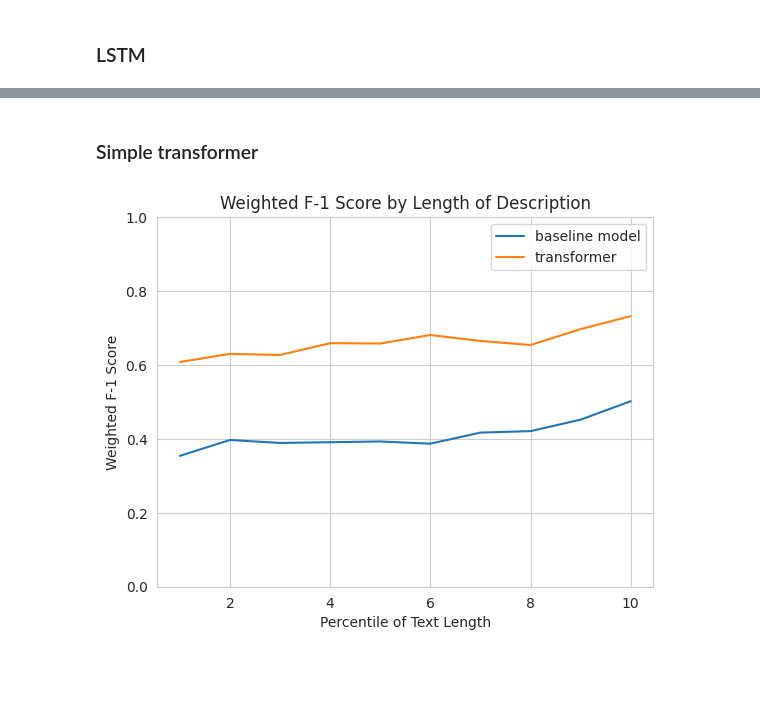
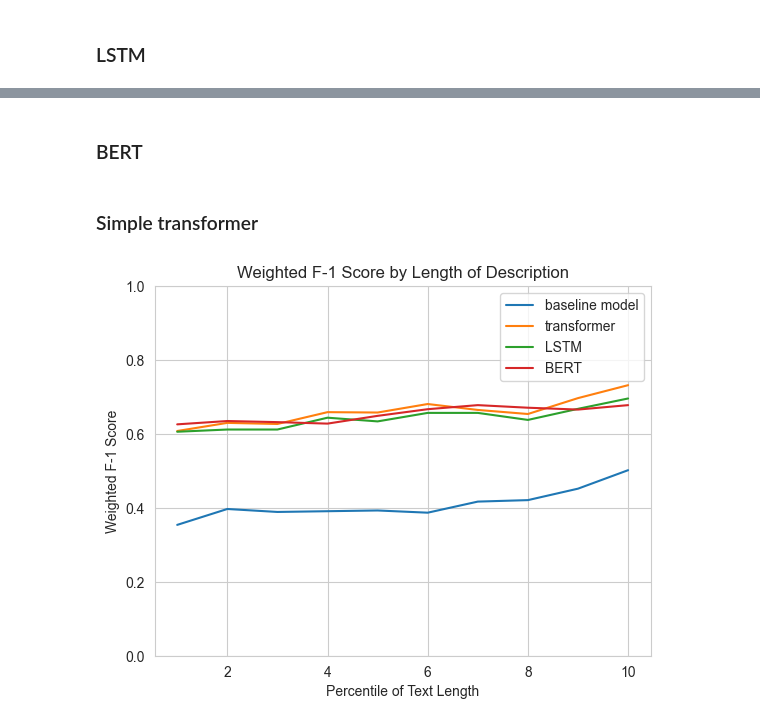
Before and after one commit to dominikwielath/Advanced_NLP_Project, a Jupyter notebook: final-advanced.ipynb, the cells around one changed output, grey strips where cells are left out. Drawn from its saved outputs; the diff is of its cells as text; code cells hidden in the pictures; blank space fills up the shorter version.

```diff
--- a/final-advanced.ipynb
+++ b/final-advanced.ipynb
@@ -520,7 +688,9 @@ So, with awareness of the potential downsides, we use the wighted F-1 score but
 ## Confusion Matrices
 # %%
 # Load Test DF with all predictions
-df_test = pd.read_csv('/run/media/davovapo/hdd1-dvp/DSMMaster/advanced-nlp/project/Advanced_NLP_Project/test_predictions.csv')
+df_test = pd.read_csv("C:/Users/nikit/NLP_BERT/Advanced_NLP_Project/test_predictions_with_bert.csv")
+df_test_tr = pd.read_csv("C:/Users/nikit/WHATFINAL/Advanced_NLP_Project/test_predictions_trans.csv")
+df_test['transformer_prediction'] = df_test_tr['transformer_prediction']
 cat_mapper = {0:'action', 1:'comedy', 2:'drama', 3:'horror', 4:'sci-fi', 5:'thriller', 6:'western'}
 df_test['gru_prediction'] = df_test['gru_prediction'].map(cat_mapper)
 df_test['lstm_prediction'] = df_test['lstm_prediction'].map(cat_mapper)
@@ -814,3 +967,17 @@ plt.show()
+# %% [markdown]
+### BERT
+# %%
+br11 = round(f1_score(lendf1['genre'], lendf1['bert_prediction'], average="weighted"),3)
+br12 = round(f1_score(lendf2['genre'], lendf2['bert_prediction'], average="weighted"),3)
+br13 = round(f1_score(lendf3['genre'], lendf3['bert_prediction'], average="weighted"),3)
+br14 = round(f1_score(lendf4['genre'], lendf4['bert_prediction'], average="weighted"),3)
+br15 = round(f1_score(lendf5['genre'], lendf5['bert_prediction'], average="weighted"),3)
+br16 = round(f1_score(lendf6['genre'], lendf6['bert_prediction'], average="weighted"),3)
+br17 = round(f1_score(lendf7['genre'], lendf7['bert_prediction'], average="weighted"),3)
+br18 = round(f1_score(lendf8['genre'], lendf8['bert_prediction'], average="weighted"),3)
+br19 = round(f1_score(lendf9['genre'], lendf9['bert_prediction'], average="weighted"),3)
+br110 = round(f1_score(lendf10['genre'], lendf10['bert_prediction'], average="weighted"),3)
+bert_f1_by_len = [br11, br12, br13, br14, br15, br16, br17, br18, br19, br110]
 # %% [markdown]
 ### Simple transformer
 # %%
@@ -823,34 +990,35 @@ lf16 = round(f1_score(lendf6['genre'], lendf6['transformer_prediction'], average
 lf17 = round(f1_score(lendf7['genre'], lendf7['transformer_prediction'], average="weighted"),3)
 lf18 = round(f1_score(lendf8['genre'], lendf8['transformer_prediction'], average="weighted"),3)
 lf19 = round(f1_score(lendf9['genre'], lendf9['transformer_prediction'], average="weighted"),3)
 lf110 = round(f1_score(lendf10['genre'], lendf10['transformer_prediction'], average="weighted"),3)
-lstm_f1_by_len = [lf11, lf12, lf13, lf14, lf15, lf16, lf17, lf18, lf19, lf110]
+trans_f1_by_len = [lf11, lf12, lf13, lf14, lf15, lf16, lf17, lf18, lf19, lf110]
 
 import matplotlib.pyplot as plt
 
 # Sample data
 x = [1, 2, 3, 4, 5, 6, 7, 8, 9, 10]
 y1 = [5, 4, 6, 8, 7]
 y2 = [2, 4, 3, 1, 5]
 y3 = [7, 8, 6, 4, 5]
 
 # Line graphs
 plt.plot(x, base_f1_by_len, label='baseline model')
-plt.plot(x, lstm_f1_by_len, label='transformer')
-#plt.plot(x, lstm_f1_by_len, label='BERT')
+plt.plot(x, trans_f1_by_len, label='transformer')
+plt.plot(x, lstm_f1_by_len, label='LSTM')
+plt.plot(x, bert_f1_by_len, label='BERT')
 
 
 # Set chart title and axis labels
 plt.title('Weighted F-1 Score by Length of Description')
 plt.xlabel('Percentile of Text Length')
 plt.ylabel('Weighted F-1 Score')
 plt.ylim(0, 1.0)
 
 # Show legend and grid
 plt.legend()
 plt.grid(True)
 
 # Display the chart
 plt.show()
 # %% [output]
-[figure, old version]
+[figure, new version]
```
Also changed, not shown: parts of 21 cells of this notebook, 1 other file.
